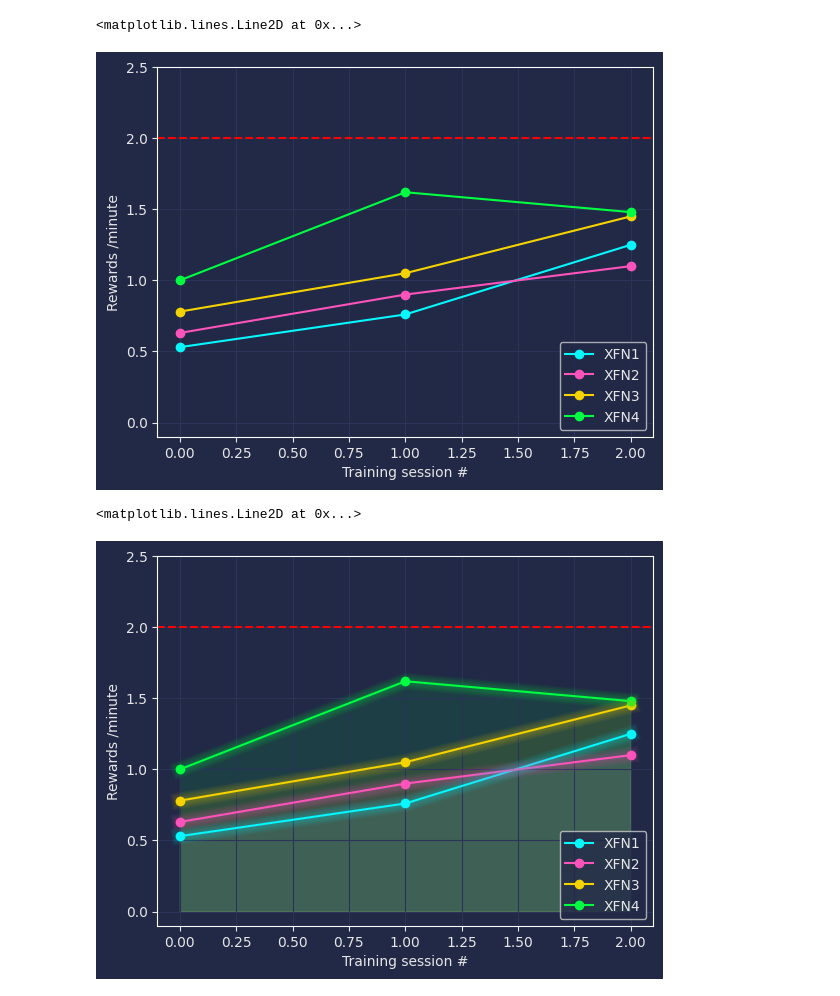
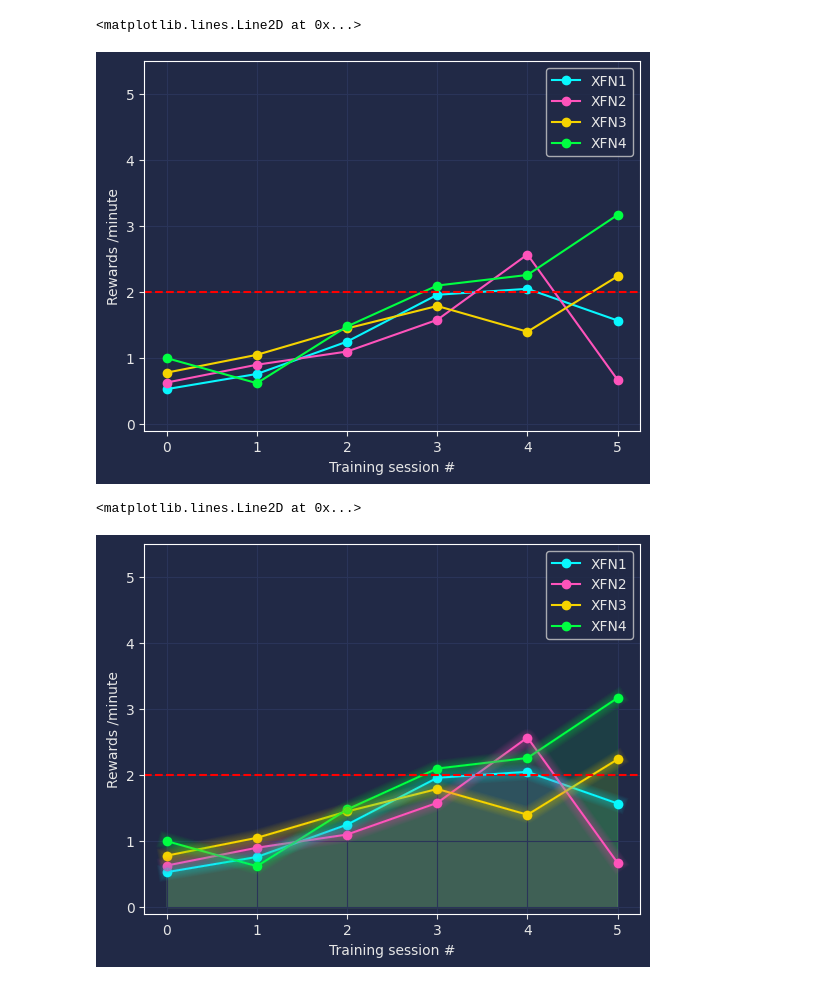
Before and after one commit to Ashu156/JLab, a Jupyter notebook: JL_Linear_track_reward_rate_monitoring.ipynb, the cells around one changed output. Saved outputs shown, nothing was run; the diff lists cells and outputs as text; code cells hidden in the pictures.

```diff
--- a/JL_Linear_track_reward_rate_monitoring.ipynb
+++ b/JL_Linear_track_reward_rate_monitoring.ipynb
@@ -7,7 +7,7 @@ import io
 # %%
 from google.colab import files
 uploaded = files.upload()
-df = pd.read_csv(io.BytesIO(uploaded['Reward rates.csv']))
+df = pd.read_excel(io.BytesIO(uploaded['Reward rates.xlsx']), sheet_name = 'Sheet1')
 print(df)
 # %% [output]
 [interactive output not drawn]
@@ -35,43 +38,43 @@ df.plot(marker='o', color=colors, ax=ax)
 
 ax.grid(color='#2A3459')
 ax.set_xlim([ax.get_xlim()[0], ax.get_xlim()[1]])  # to not have the markers cut off
-ax.set_ylim([-0.1, 2.5])
+ax.set_ylim([-0.1, 5.5])
 ax.set_xlabel('Training session #')
 ax.set_ylabel('Rewards /minute'),
 # ax.set_xticklabels(['0', '1', '2'])
 ax.axhline(2.0, linestyle='--', color = 'red')
 # %% [output]
 <matplotlib.lines.Line2D at 0x...>
-[figure, old version]
+[figure, new version]
 # %%
 fig, ax = plt.subplots()
 df.plot(marker='o', color=colors, ax=ax)
 # Redraw the data with low alpha and slighty increased linewidth:
 n_shades = 10
 diff_linewidth = 1.05
 alpha_value = 0.3 / n_shades
 for n in range(1, n_shades+1):
     df.plot(marker='o',
             linewidth=2+(diff_linewidth*n),
             alpha=alpha_value,
             legend=False,
             ax=ax,
             color=colors)
 # Color the areas below the lines:
 for column, color in zip(df, colors):
     ax.fill_between(x=df.index,
                     y1=df[column].values,
                     y2=[0] * len(df),
                     color=color,
                     alpha=0.1)
 
 ax.grid(color='#2A3459')
 ax.set_xlim([ax.get_xlim()[0], ax.get_xlim()[1]])  # to not have the markers cut off
-ax.set_ylim([-0.1, 2.5])
+ax.set_ylim([-0.1, 5.5])
 ax.set_xlabel('Training session #')
 ax.set_ylabel('Rewards /minute')
 
 ax.axhline(2.0, linestyle='--', color = 'red')
 # %% [output]
 <matplotlib.lines.Line2D at 0x...>
-[figure, old version]
+[figure, new version]
```
Also changed, not shown: parts of 3 cells of this notebook.
